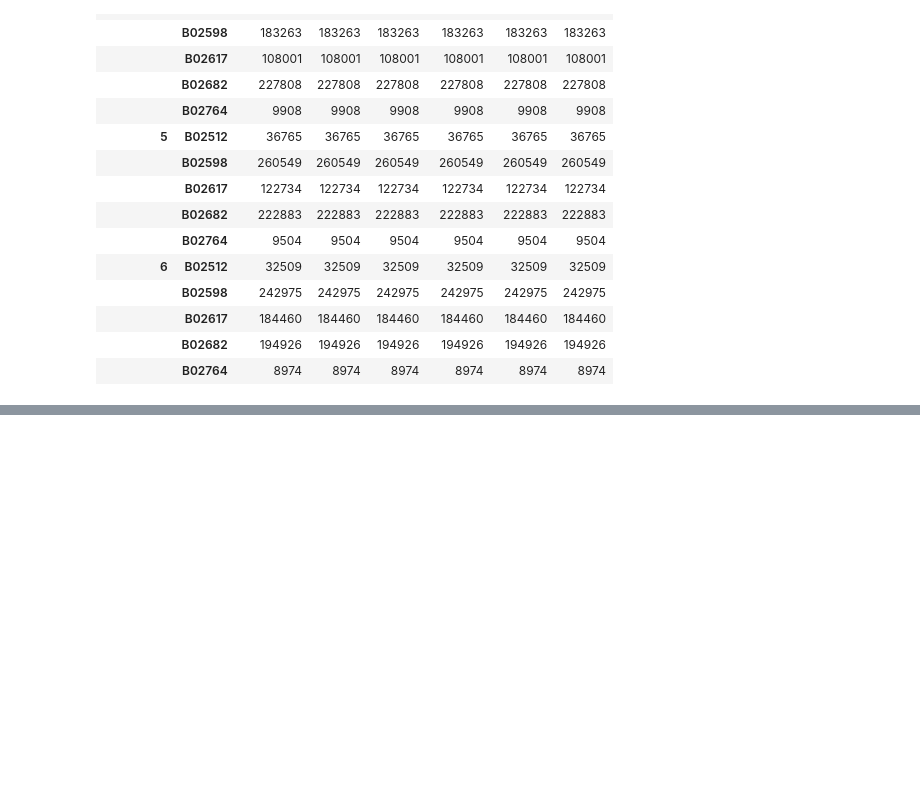
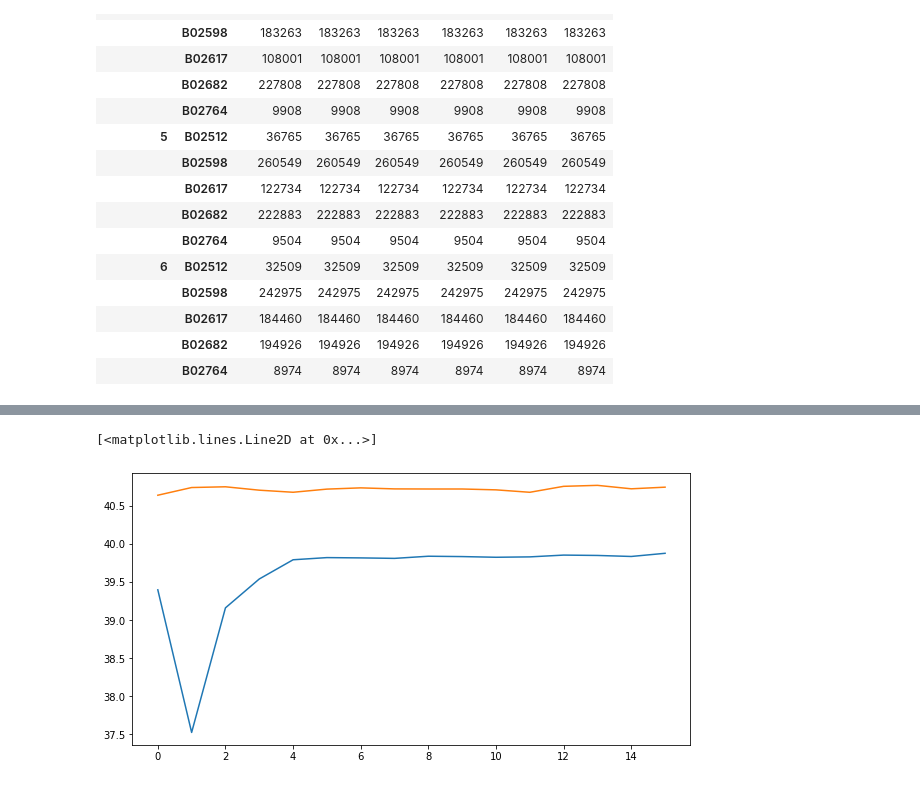
Before and after one commit to ljtaylor99/AAI-530-Final-Project, a Jupyter notebook: AAI530_Final.ipynb, the cells around one changed output, grey strips where cells are left out. Cells and saved outputs as stored; diff of their text form; code cells hidden in the pictures; blank space fills up the shorter version.

```diff
--- a/AAI530_Final.ipynb
+++ b/AAI530_Final.ipynb
@@ -163 +183,9 @@ assert(seq_labs.shape == (len(train_df)-seq_length-ph,))
+# %%
+# Files names
+lat_model_path = 'LSTM_model_latitude.h5'
+lon_model_path = 'LSTM_model_longitude.h5'
+# %%
+nb_features = 1
+nb_out = 1
+optimizer = keras.optimizers.Adam(learning_rate = 0.01)
 # %%
@@ -230,0 +300,32 @@ fig_acc.savefig("LSTM_loss1.png")
+# %%
+lat_val_arrays = []
+lat_val_labs = []
+
+# Creating sequences for validation data
+for end in range(2, len(val_df)-ph):
+  if end < seq_length:
+    lat_val_arrays.append(val_df[['Lat']][0:end].to_numpy())
+    lat_val_labs.append(val_df['Lat'][end+ph])
+  else:
+    lat_val_arrays.append(val_df[['Lat']][end-seq_length:end].to_numpy())
+    lat_val_labs.append(val_df['Lat'][end+ph])
+
+# use the pad_sequences function on your input sequences
+lat_val_arrays = pad_sequences(lat_val_arrays, maxlen = seq_length, dtype = np.float32)
+# convert to numpy arrays and floats
+lat_val_labs = np.array(lat_val_labs, dtype = object).astype(np.float32)
+# %%
+# Evaluating model on validation data
+lat_scores_test = lat_model.evaluate(lat_val_arrays, lat_val_labs, verbose=2)
+print('\nMSE: {}'.format(lat_scores_test[1]))
+# Predicting data
+lat_y_pred_test = lat_model.predict(lat_val_arrays)
+lat_y_true_test = lat_val_labs
+lat_test_set = pd.DataFrame(lat_y_pred_test)
+lat_test_set.to_csv('lat_submit_test.csv', index = None)
+# Plot the predicted data vs. the actual data
+# we will limit our plot to the first 200 predictions for better visualization
+lat_fig_verify = plt.figure(figsize=(10, 5))
+plt.plot(lat_y_pred_test, label = 'Latitude Predicted Value')
+plt.plot(lat_y_true_test, label = 'Latitude Actual Value')
+# %% [output]
@@ -231 +336,3 @@ fig_acc.savefig("LSTM_loss1.png")
+[<matplotlib.lines.Line2D at 0x...>]
+[figure, added]
 # %%
```
Also changed, not shown: parts of 22 cells of this notebook.
